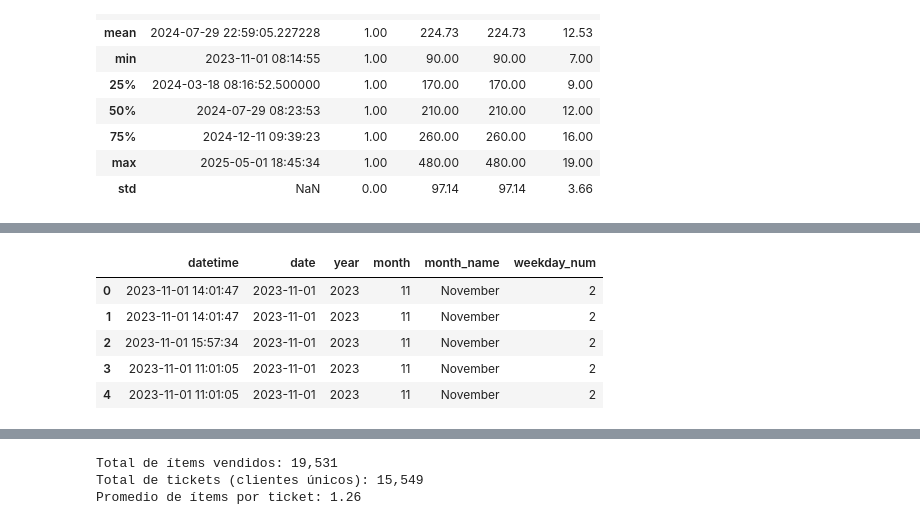
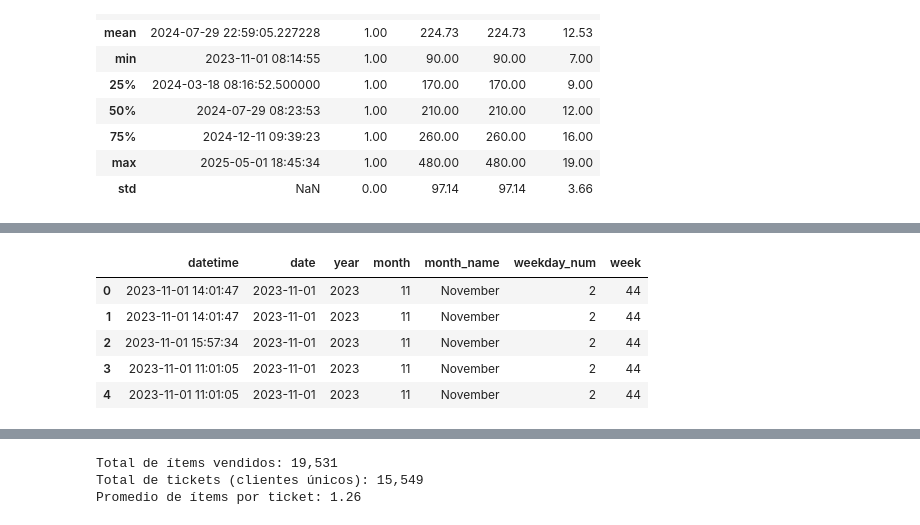
Before and after one commit to andres5493/cafeteria-analysis, a Jupyter notebook: notebooks/01_eda_inicial.ipynb, the cells around one changed output, grey strips where cells are left out. Cells and saved outputs as stored; diff of their text form; code cells hidden in the pictures.

```diff
--- a/notebooks/01_eda_inicial.ipynb
+++ b/notebooks/01_eda_inicial.ipynb
@@ -80,18 +121,18 @@ Vamos a crear columnas derivadas que nos van a servir para el análisis temporal
 # %%
 # Crear columnas derivadas a partir de datetime
 df['date'] = df['datetime'].dt.date
 df['year'] = df['datetime'].dt.year
 df['month'] = df['datetime'].dt.month
 df['month_name'] = df['datetime'].dt.month_name()
 df['weekday_num'] = df['datetime'].dt.dayofweek  # 0=Lunes, 6=Domingo
 df['week'] = df['datetime'].dt.isocalendar().week
 
-# Verificar que se crearon bien
-df[['datetime', 'date', 'year', 'month', 'month_name', 'weekday_num']].head()
+# Verificar que se crearon bien (mostrar solo algunas columnas relevantes)
+df[['datetime', 'date', 'year', 'month', 'month_name', 'weekday_num', 'week']].head()
 # %% [output]
-|  | datetime | date | year | month | month_name | weekday_num |
-| 0 | 2023-11-01 14:01:47 | 2023-11-01 | 2023 | 11 | November | 2 |
-| 1 | 2023-11-01 14:01:47 | 2023-11-01 | 2023 | 11 | November | 2 |
-| 2 | 2023-11-01 15:57:34 | 2023-11-01 | 2023 | 11 | November | 2 |
-| 3 | 2023-11-01 11:01:05 | 2023-11-01 | 2023 | 11 | November | 2 |
-| 4 | 2023-11-01 11:01:05 | 2023-11-01 | 2023 | 11 | November | 2 |
+|  | datetime | date | year | month | month_name | weekday_num | week |
+| 0 | 2023-11-01 14:01:47 | 2023-11-01 | 2023 | 11 | November | 2 | 44 |
+| 1 | 2023-11-01 14:01:47 | 2023-11-01 | 2023 | 11 | November | 2 | 44 |
+| 2 | 2023-11-01 15:57:34 | 2023-11-01 | 2023 | 11 | November | 2 | 44 |
+| 3 | 2023-11-01 11:01:05 | 2023-11-01 | 2023 | 11 | November | 2 | 44 |
+| 4 | 2023-11-01 11:01:05 | 2023-11-01 | 2023 | 11 | November | 2 | 44 |
```
Also changed, not shown: parts of 5 cells of this notebook.
